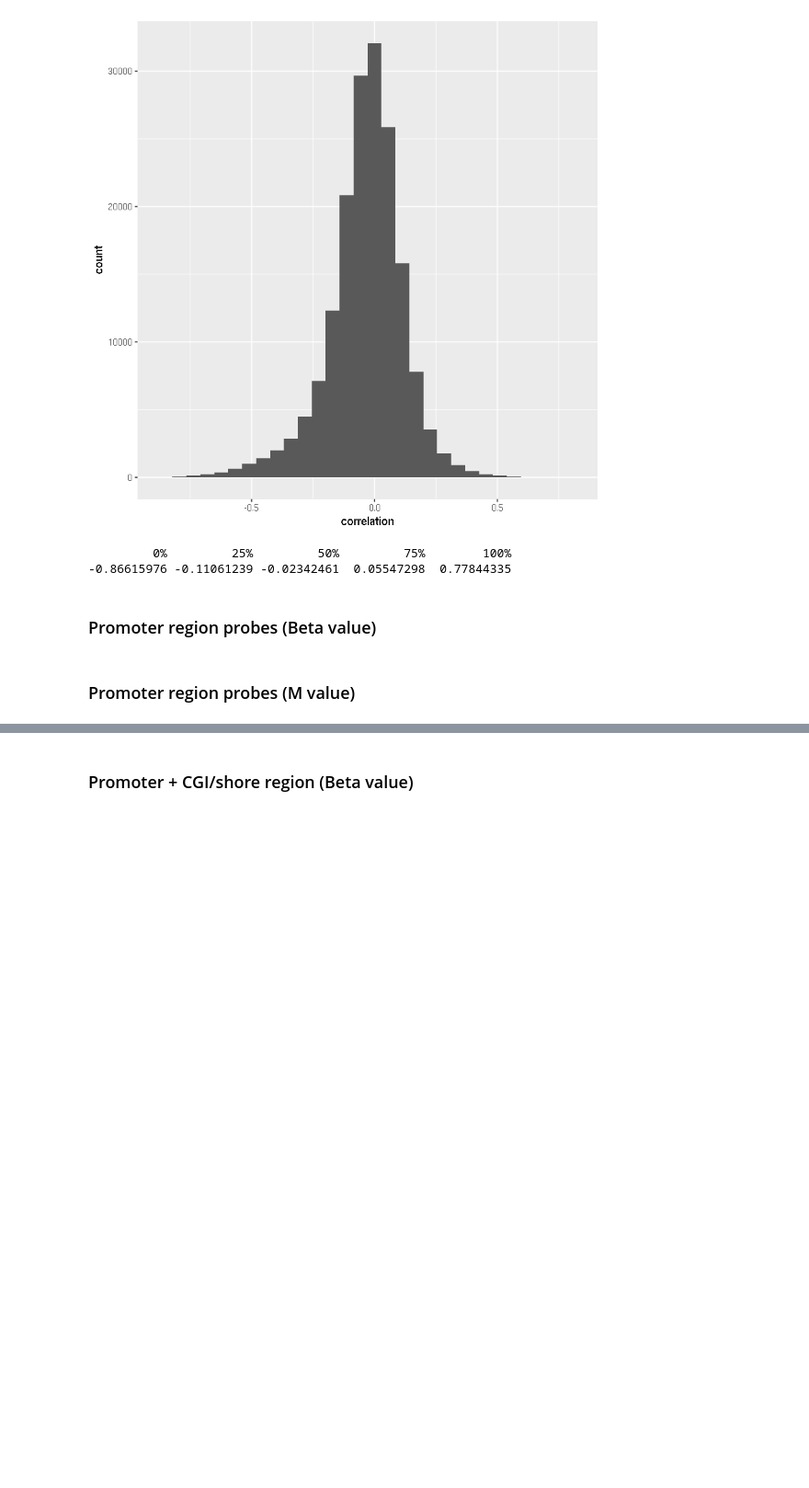
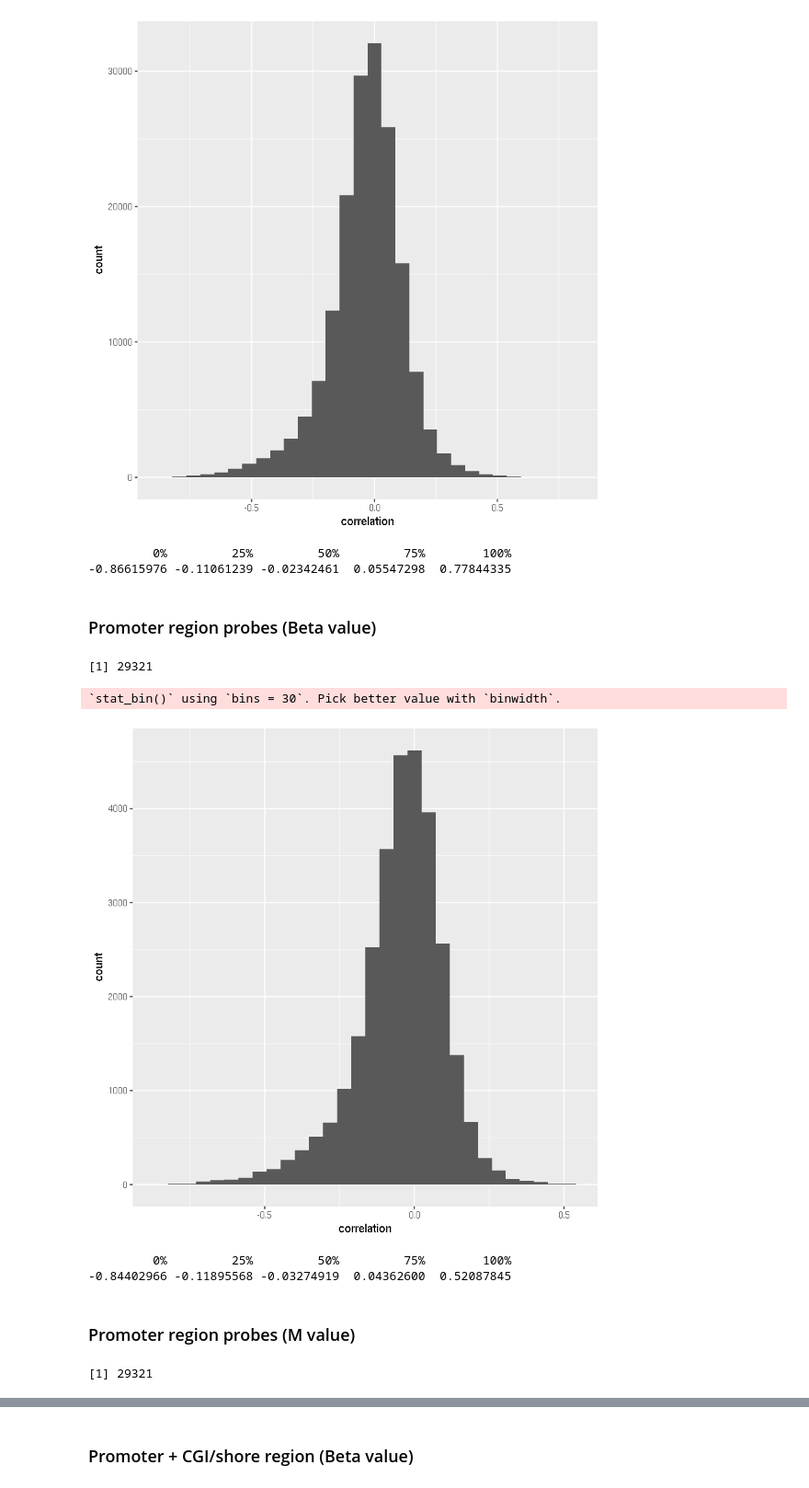
Before and after one commit to Mamie/MethylationPrediction, a Jupyter notebook: notes/promoter-region-methylation-RNAseq-correlation.ipynb, the cells around one changed output, grey strips where cells are left out. Shown at 92% size. Cells and saved outputs as stored; diff of their text form; code cells hidden in the pictures; blank space fills up the shorter version.

Commit message:
Update visualizatino of the correlation results

```diff
--- a/notes/promoter-region-methylation-RNAseq-correlation.ipynb
+++ b/notes/promoter-region-methylation-RNAseq-correlation.ipynb
@@ -129,5 +129,25 @@ quantile(correlation)
 -0.86615976 -0.11061239 -0.02342461  0.05547298  0.77844335
 # %% [markdown]
 ### Promoter region probes (Beta value)
+# %%
+load('../data/processed/CorrelationPromoterB.RData')
+length(correlation)
+# %% [output]
+[1] 29321
+# %%
+qplot(correlation, geom="histogram")
+# %% [output]
+`stat_bin()` using `bins = 30`. Pick better value with `binwidth`.
+[figure, added]
+# %%
+quantile(correlation)
+# %% [output]
+         0%         25%         50%         75%        100%
+-0.84402966 -0.11895568 -0.03274919  0.04362600  0.52087845
 # %% [markdown]
 ### Promoter region probes (M value)
+# %%
+load('../data/processed/CorrelationPromoterM.RData')
+length(correlation)
+# %% [output]
+[1] 29321
```
Also changed, not shown: parts of 9 cells of this notebook, 1 other file.
